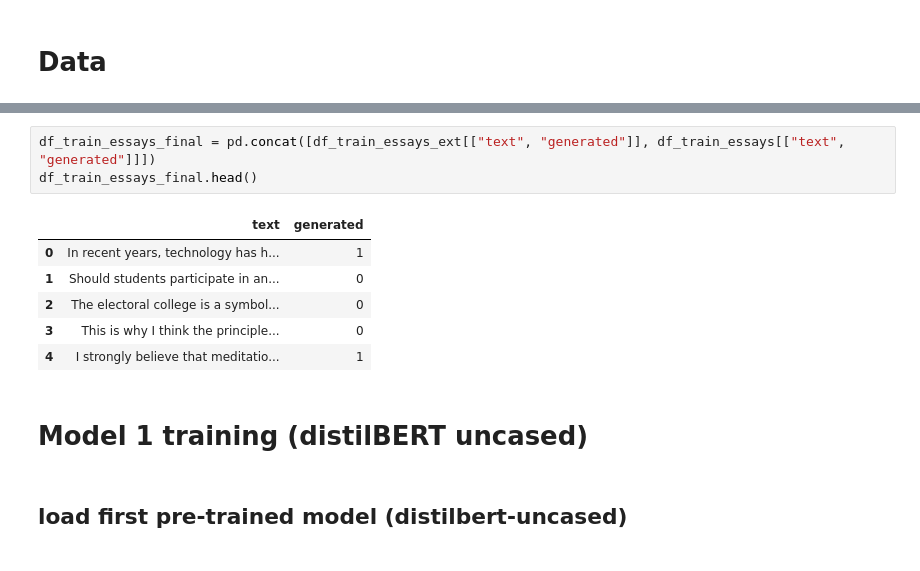
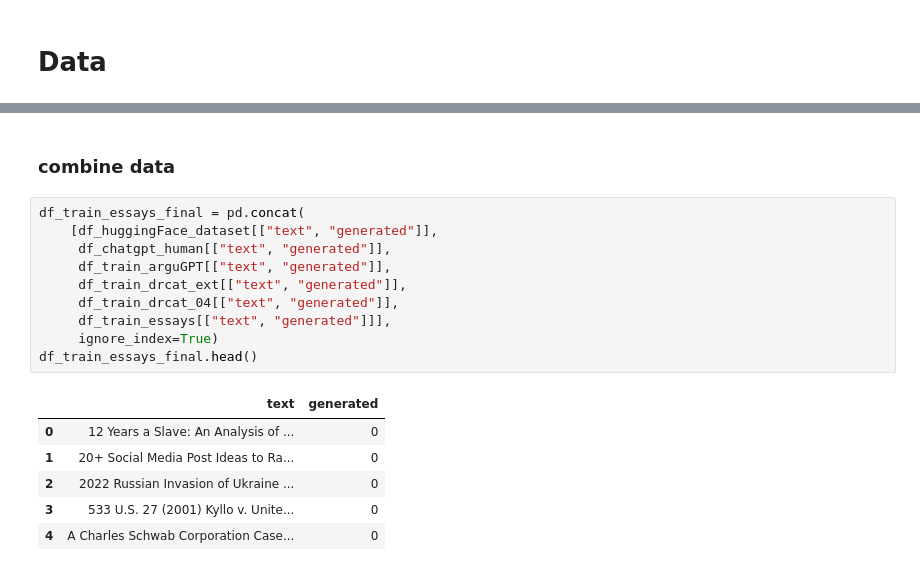
Before and after one commit to by20c/AI-text-classifier, a Jupyter notebook: model.ipynb, the cells around one changed output, grey strips where cells are left out. Drawn from its saved outputs; the diff is of its cells as text.

```diff
--- a/model.ipynb
+++ b/model.ipynb
@@ -101,14 +99,19 @@ Name: count, dtype: int64
+# %% [markdown]
+### combine data
 # %%
-df_train_essays_final = pd.concat([df_train_essays_ext[["text", "generated"]], df_train_essays[["text", "generated"]]])
+df_train_essays_final = pd.concat(
+    [df_huggingFace_dataset[["text", "generated"]],
+     df_chatgpt_human[["text", "generated"]],
+     df_train_arguGPT[["text", "generated"]],
+     df_train_drcat_ext[["text", "generated"]],
+     df_train_drcat_04[["text", "generated"]],
+     df_train_essays[["text", "generated"]]],
+     ignore_index=True)
 df_train_essays_final.head()
 # %% [output]
 |  | text | generated |
-| 0 | In recent years, technology has h... | 1 |
-| 1 | Should students participate in an... | 0 |
-| 2 | The electoral college is a symbol... | 0 |
-| 3 | This is why I think the principle... | 0 |
-| 4 | I strongly believe that meditatio... | 1 |
+| 0 | 12 Years a Slave: An Analysis of ... | 0 |
+| 1 | 20+ Social Media Post Ideas to Ra... | 0 |
+| 2 | 2022 Russian Invasion of Ukraine ... | 0 |
+| 3 | 533 U.S. 27 (2001) Kyllo v. Unite... | 0 |
+| 4 | A Charles Schwab Corporation Case... | 0 |
-# %% [markdown]
-# Model 1 training (distilBERT uncased)
-# %% [markdown]
-## load first pre-trained model (distilbert-uncased)
```
Also changed, not shown: parts of 37 cells of this notebook.
